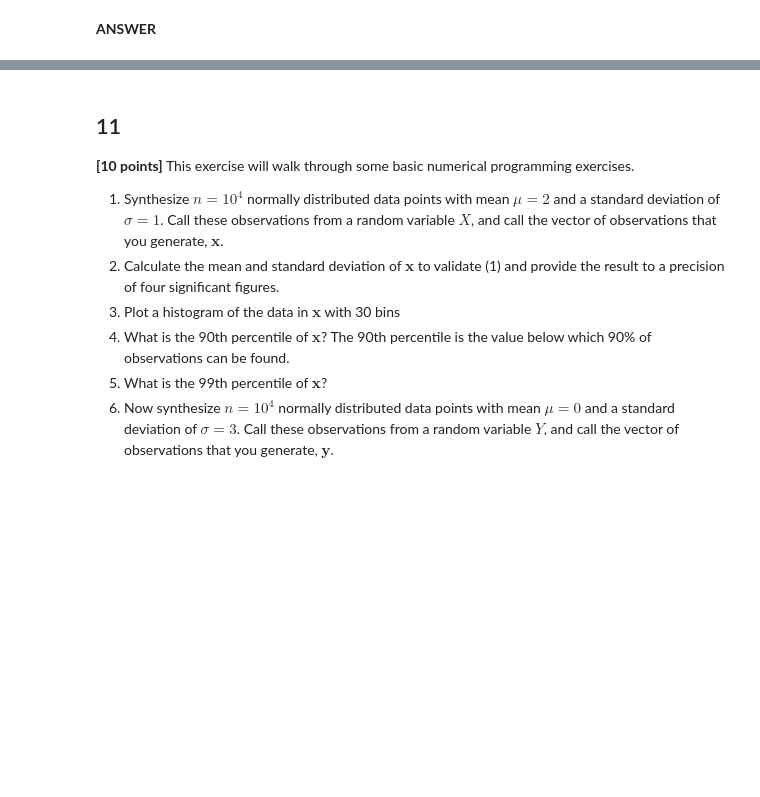
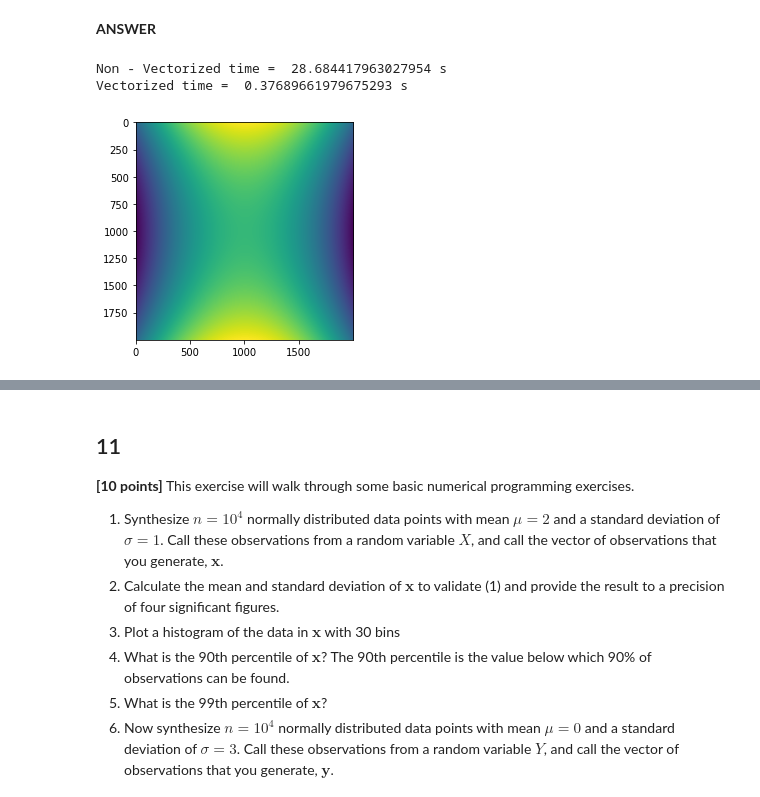
Before and after one commit to kylebradbury/ids705_sp2020, a Jupyter notebook: assignments/Assignment_1.ipynb, the cells around one changed output, grey strips where cells are left out. Drawn from its saved outputs; the diff is of its cells as text; code cells hidden in the pictures; blank space fills up the shorter version.

```diff
--- a/assignments/Assignment_1.ipynb
+++ b/assignments/Assignment_1.ipynb
@@ -215,7 +611,25 @@ t1 = time.time()
 time_nonvectorized = t1 - t0
 
 # Vectorized implementation
-
-# Vectorization speed performance results
-
-# Plot the function f(x,y)
+t0v = time.time()
+fv = np.zeros((nvalues,nvalues))
+f_thresholdedv = np.zeros((nvalues,nvalues))
+#Create a mesh/matrix of values so that the function can be calcaulted in a vectorised manner
+yv, xv = np.meshgrid(yvalues, xvalues)
+fv = xv**2 - 2*yv**2
+f_thresholdedv = fv > thresh
+t1v = time.time()
+time_vectorized = t1v - t0v
+# %%
+# Vectorization speed performance results
+print('Non - Vectorized time = ', time_nonvectorized, 's')
+print('Vectorized time = ', time_vectorized, 's')
+# %% [output]
+Non - Vectorized time =  28.684417963027954 s
+Vectorized time =  0.37689661979675293 s
+# %%
+# Plot the function f(x,y)
+plt.imshow(fv)
+plt.show()
+# %% [output]
+[figure, added]
```
Also changed, not shown: parts of 68 cells of this notebook, 1 other file.
